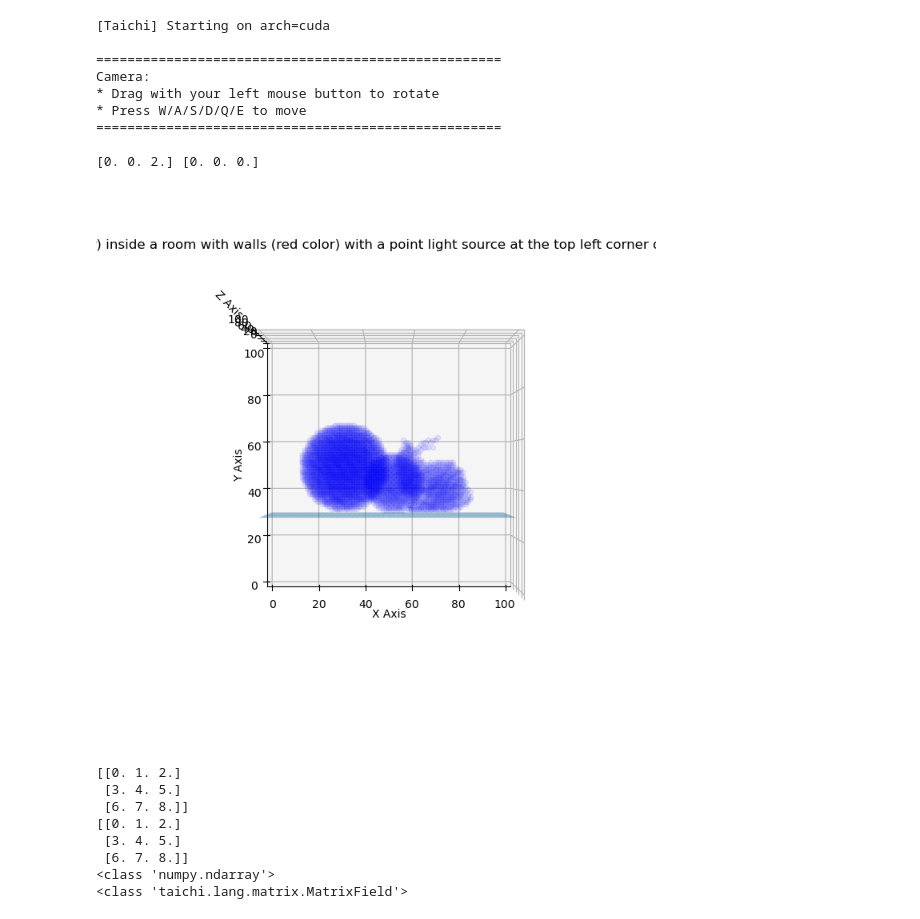
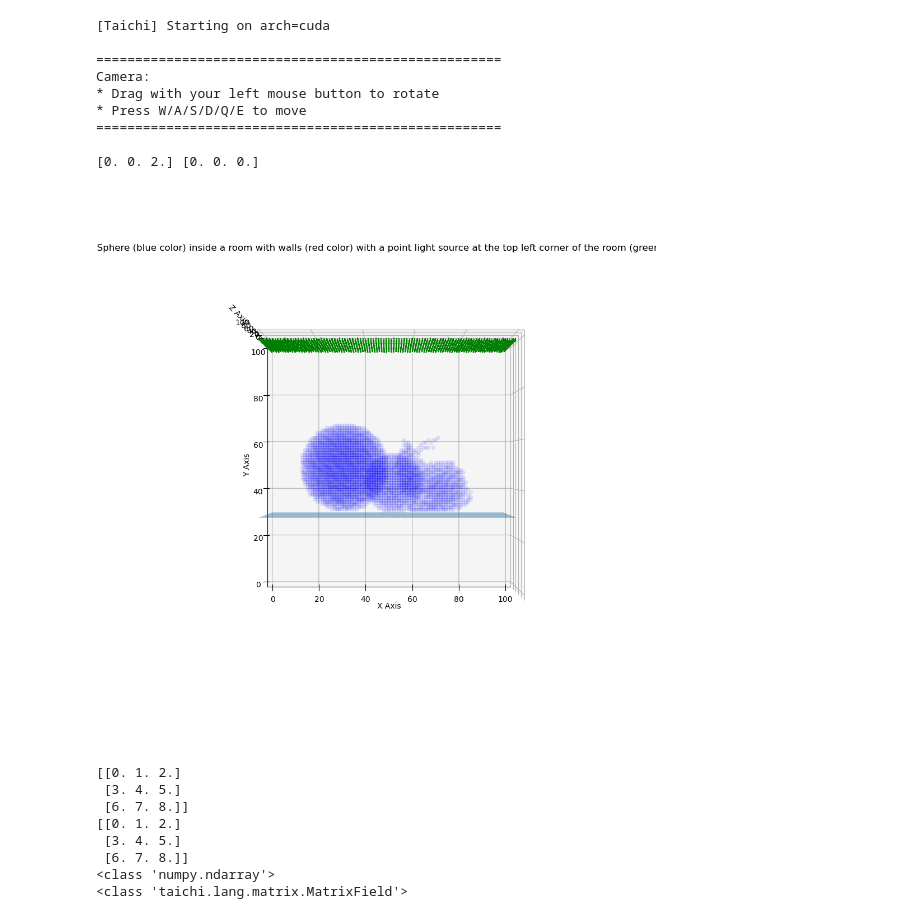
Before and after one commit to swirling-wind/Eikonal-Voxel-Rendering, a Jupyter notebook: main.ipynb, the cells around one changed output. Cells and saved outputs as stored; diff of their text form; code cells hidden in the pictures.

Commit message:
Init wavefront and refactor importing trimesh as voxels

```diff
--- a/main.ipynb
+++ b/main.ipynb
@@ -108,53 +112,51 @@ Camera:
 ====================================================
 
 [0. 0. 2.] [0. 0. 0.]
+# %%
+initial_wavefront_pos = np.array([(x, NUM_Y-1, z) for x in range(NUM_X) for z in range(NUM_Z)], dtype=np.float32)
+initial_wavefront_dir = np.array([(0, -1, 0) for _ in range(NUM_X * NUM_Z)], dtype=np.float32)
 # %%
 testor = scene.get_ior_grid()
 
-def show_ior_field(ior_field: np.ndarray, initial_wavefront_positions: list[np.ndarray], initial_wavefront_directions: list[np.ndarray]):
+def show_ior_field(ior_field: np.ndarray, initial_wavefront_positions: np.ndarray, initial_wavefront_directions: np.ndarray):
     # clear previous plot
     plt.close("all")
 
-    fig = plt.figure(figsize=(7, 7))
+    fig = plt.figure(figsize=(10, 10))
     ax = fig.add_subplot(111, projection='3d')
     ax.set_box_aspect([1,1,1])
     ax.set_xlim(0, NUM_X)
     ax.set_ylim(0, NUM_Y)
     ax.set_zlim(0, NUM_Z)
-    # initial_pos_np = initial_wavefront_positions.cpu().numpy()
-    # initial_dir_np = initial_wavefront_directions.cpu().numpy()
+    initial_pos_np = initial_wavefront_positions    #.cpu().numpy()
+    initial_dir_np = initial_wavefront_directions   #.cpu().numpy()
 
-    # subsample_indices = np.arange(0, initial_wavefront_positions.shape[0], 3000)  # Subsampling data points
-    # ax.quiver(initial_pos_np[subsample_indices, 0], initial_pos_np[subsample_indices, 1], initial_pos_np[subsample_indices, 2],
-    #             initial_dir_np[subsample_indices, 0], initial_dir_np[subsample_indices, 1], initial_dir_np[subsample_indices, 2], color='g')
+    # Initial wavefront positions
+    subsample_indices = np.arange(0, len(initial_pos_np), 7)
+    ax.quiver(initial_pos_np[subsample_indices, 0], initial_pos_np[subsample_indices, 1], initial_pos_np[subsample_indices, 2],
+                initial_dir_np[subsample_indices, 0], initial_dir_np[subsample_indices, 1], initial_dir_np[subsample_indices, 2],
+                color='green', length=1)
 
 
     # Regular sampling for the sphere
     x_points_sphere, y_points_sphere, z_points_sphere = np.where(ior_field == 1.5)
     subsample_step_sphere = max(1, len(x_points_sphere) // 4000)  # Adjust the number to control the number of points
     subsample_indices_sphere = np.arange(0, len(x_points_sphere), subsample_step_sphere)
     ax.scatter(x_points_sphere[subsample_indices_sphere], y_points_sphere[subsample_indices_sphere], z_points_sphere[subsample_indices_sphere], color='blue', alpha=0.08)
-
-    # Regular sampling for the walls
-    # x_points_wall, y_points_wall, z_points_wall = np.where(ior_field == materials['wall']['ior'])
-    # subsample_step_wall = max(1, len(x_points_wall) // 5000)  # Adjust the number to control the number of points
-    # subsample_indices_wall = np.arange(0, len(x_points_wall), subsample_step_wall)
-    # ax.scatter(x_points_wall[subsample_indices_wall], y_points_wall[subsample_indices_wall], z_points_wall[subsample_indices_wall], color='red', alpha=0.1)
-
     ax.set_title("Glass Sphere (blue color) inside a room with walls (red color) with a point light source at the top left corner of the room (green arrows)")
     ax.set_xlabel('X Axis')
     ax.set_ylabel('Y Axis')
     ax.set_zlabel('Z Axis')
     ax.view_init(elev=90, azim=-90)
 
     xx, zz = np.meshgrid(np.arange(NUM_X), np.arange(NUM_Z))
     yy = np.ones_like(xx) * (-floor_height) * NUM_Y
     ax.plot_surface(xx, yy, zz, alpha=0.5)
     plt.show()
 
-show_ior_field(testor, [], [])
+show_ior_field(testor.to_numpy(), initial_wavefront_pos, initial_wavefront_dir)
 # %% [output]
-[figure, old version]
+[figure, new version]
 # %%
 x = ti.field(float, shape=(3, 3))
 a = np.arange(9).reshape(3, 3).astype(np.int32)
```
Also changed, not shown: parts of 1 cell of this notebook, 2 other files.
